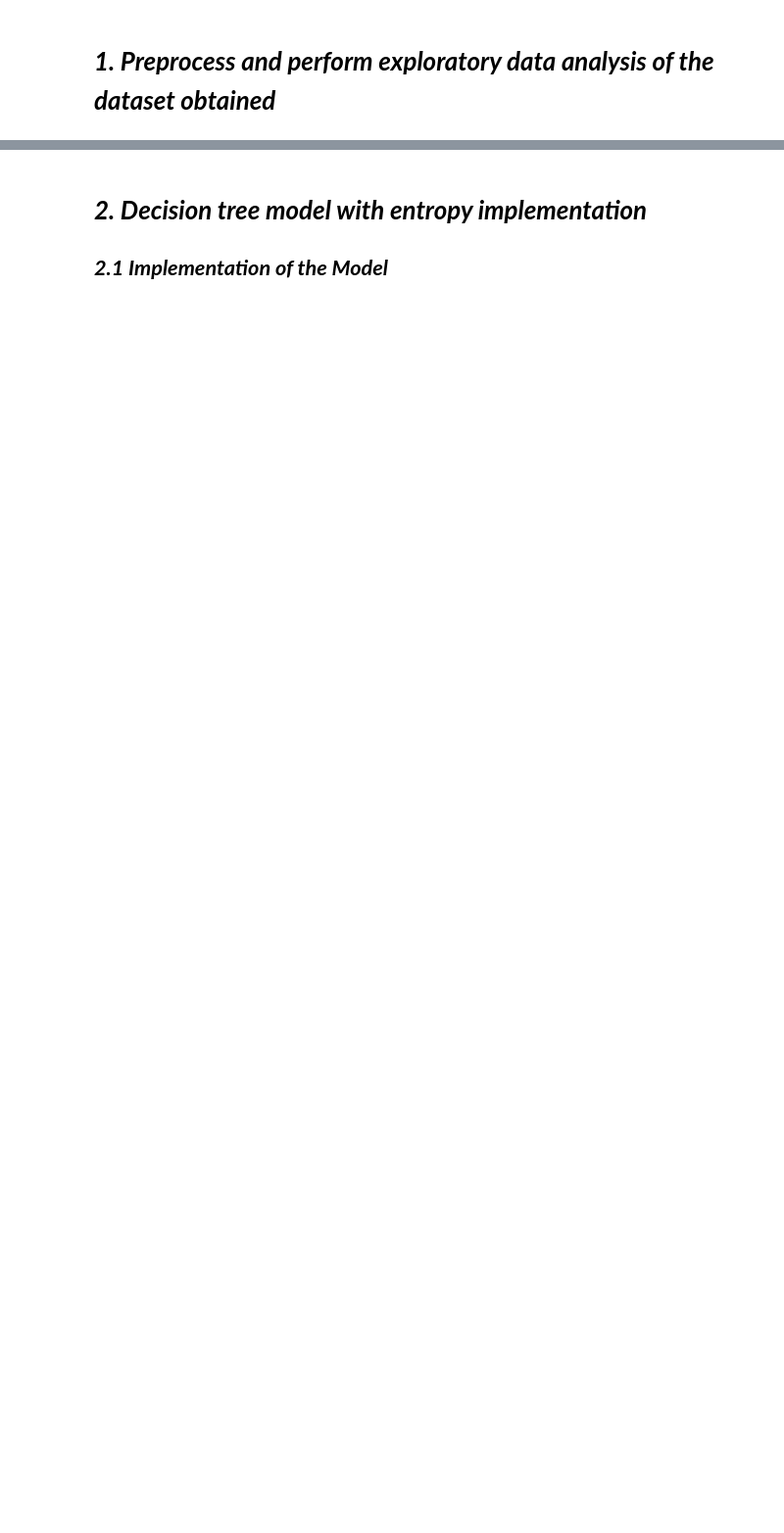
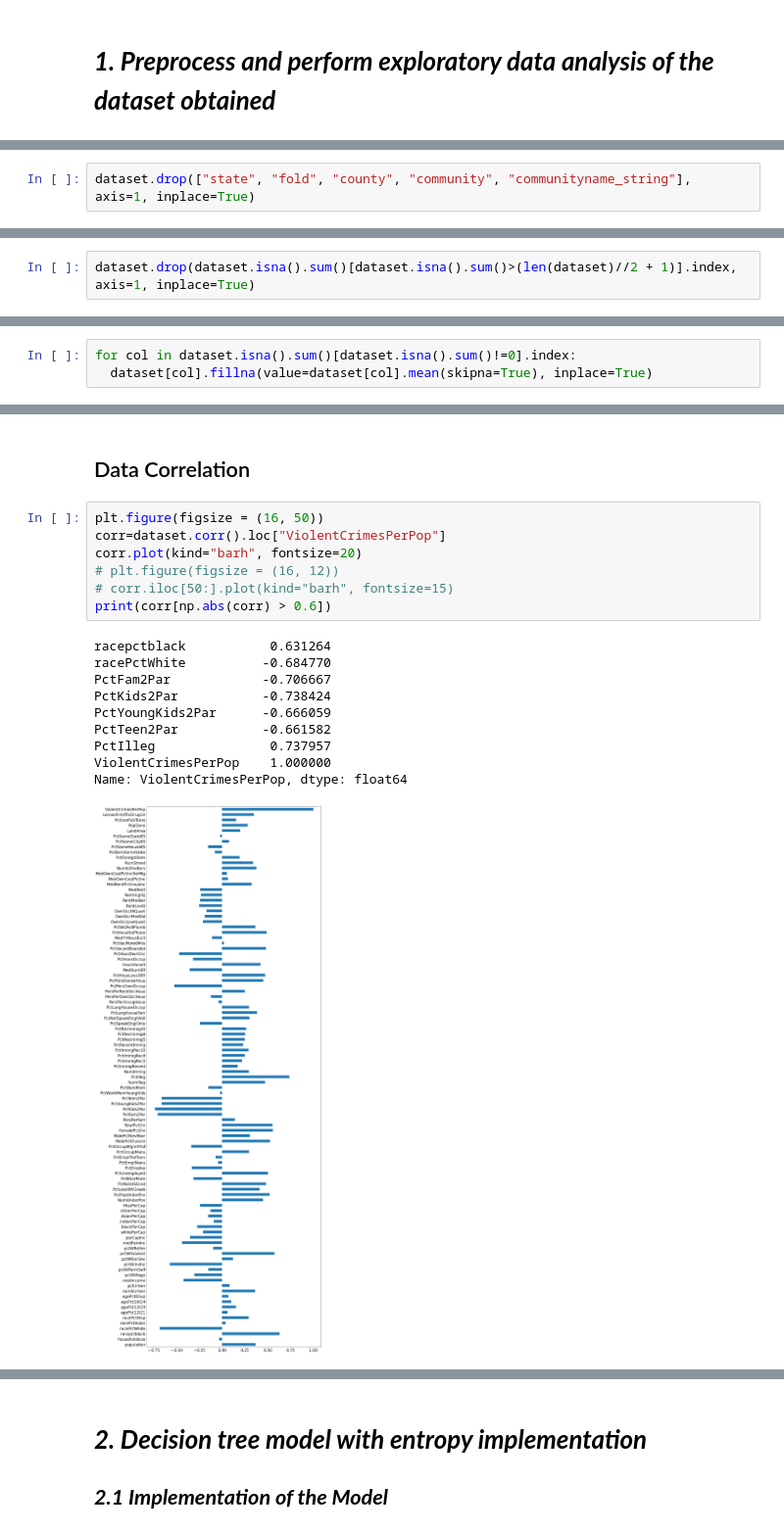
Before and after one commit to Neo-Panther/ML-Project-Predicting-Crime-Rate, a Jupyter notebook: Team16_Assignment2.ipynb, the cells around one changed output, grey strips where cells are left out. Shown: that part at 98% size. Saved outputs shown, nothing was run; the diff lists cells and outputs as text; blank space fills up the shorter version.

```diff
--- a/Team16_Assignment2.ipynb
+++ b/Team16_Assignment2.ipynb
@@ -20,0 +58,2 @@ This assignment aims to identify the differences between three Machine Learning
+# %%
+dataset.drop(["state", "fold", "county", "community", "communityname_string"], axis=1, inplace=True)
@@ -20,0 +86,2 @@ This assignment aims to identify the differences between three Machine Learning
+# %%
+dataset.drop(dataset.isna().sum()[dataset.isna().sum()>(len(dataset)//2 + 1)].index, axis=1, inplace=True)
@@ -20,0 +90,3 @@ This assignment aims to identify the differences between three Machine Learning
+# %%
+for col in dataset.isna().sum()[dataset.isna().sum()!=0].index:
+  dataset[col].fillna(value=dataset[col].mean(skipna=True), inplace=True)
@@ -20,0 +101,20 @@ This assignment aims to identify the differences between three Machine Learning
+# %% [markdown]
+## Data Correlation
+# %%
+plt.figure(figsize = (16, 50))
+corr=dataset.corr().loc["ViolentCrimesPerPop"]
+corr.plot(kind="barh", fontsize=20)
+# plt.figure(figsize = (16, 12))
+# corr.iloc[50:].plot(kind="barh", fontsize=15)
+print(corr[np.abs(corr) > 0.6])
+# %% [output]
+racepctblack           0.631264
+racePctWhite          -0.684770
+PctFam2Par            -0.706667
+PctKids2Par           -0.738424
+PctYoungKids2Par      -0.666059
+PctTeen2Par           -0.661582
+PctIlleg               0.737957
+ViolentCrimesPerPop    1.000000
+Name: ViolentCrimesPerPop, dtype: float64
+[figure, added]
```
Also changed, not shown: parts of 71 cells of this notebook, 2 other files.
